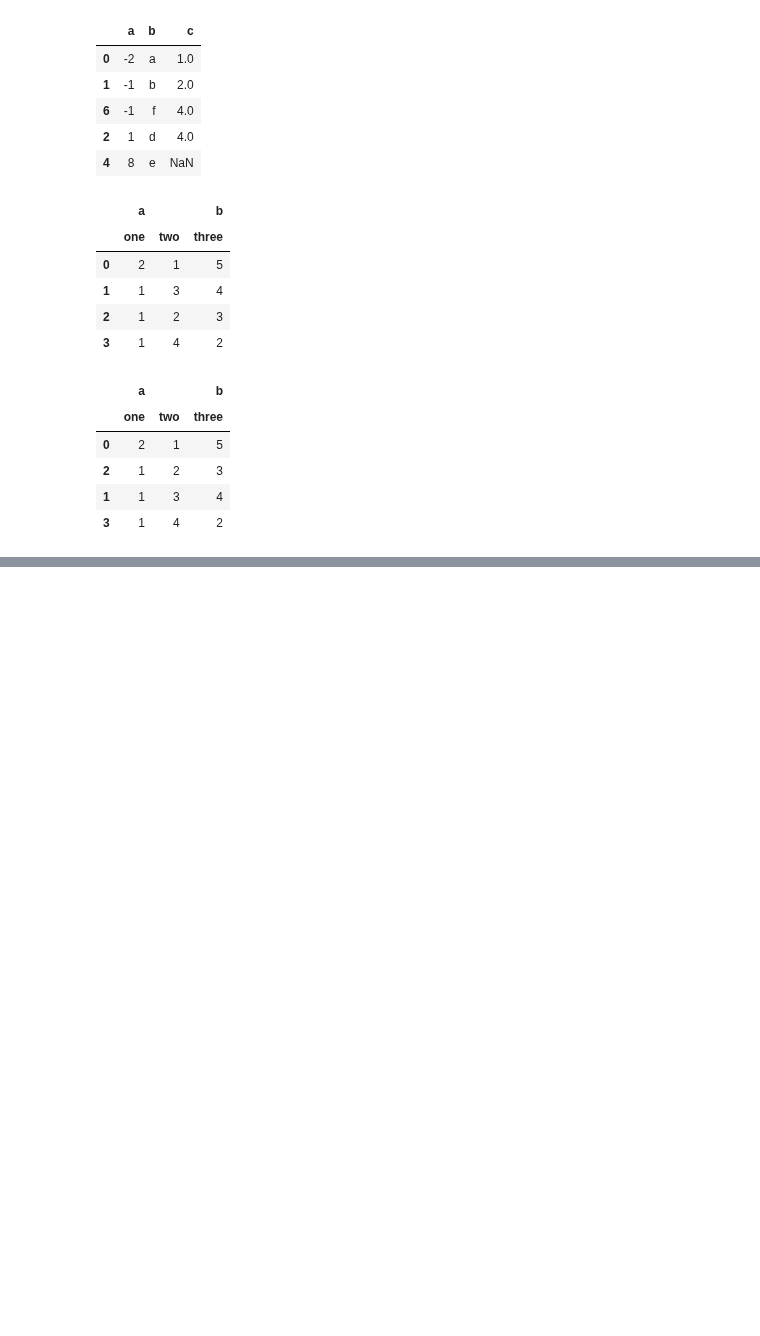
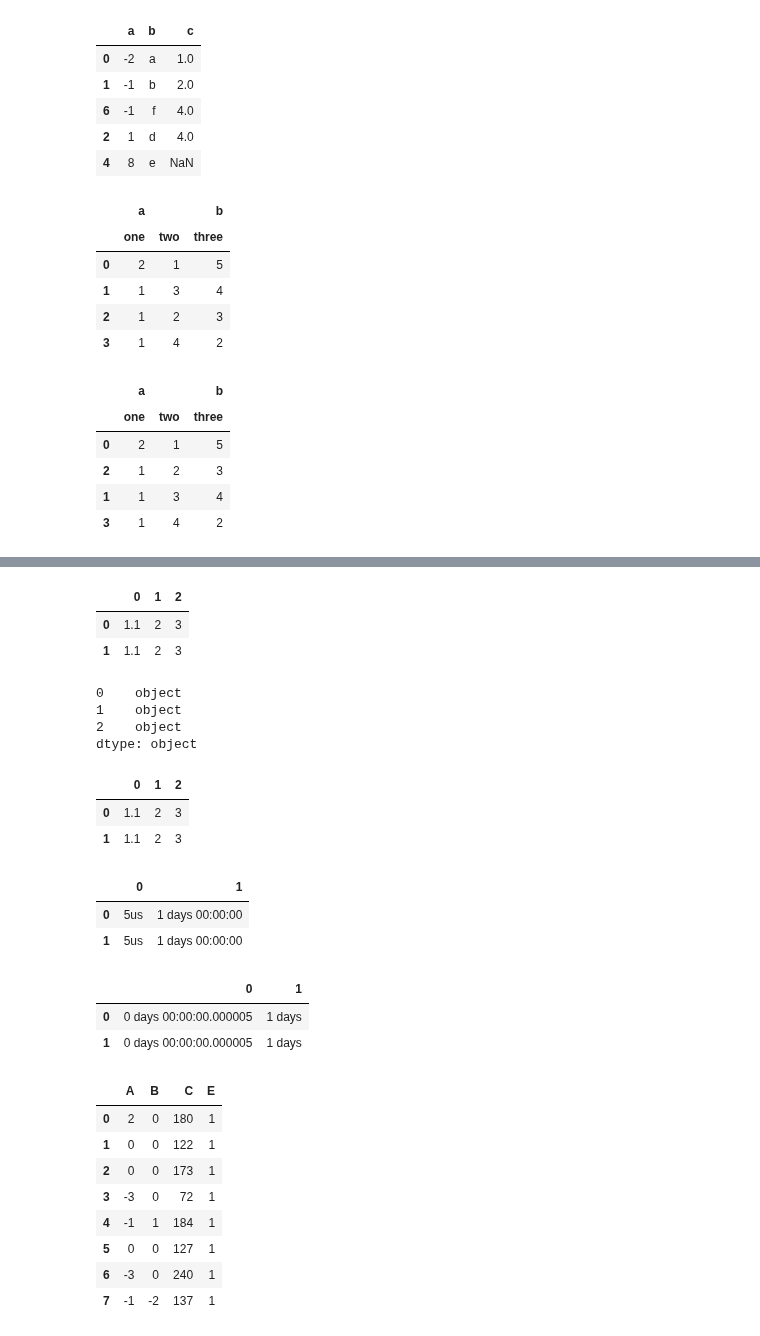
Before and after one commit to ilyak93/self-studying, a Jupyter notebook: DataEngineering/pandas/pandas_basic_functionality.ipynb, the cells around one changed output, grey strips where cells are left out. Drawn from its saved outputs; the diff is of its cells as text; code cells hidden in the pictures; blank space fills up the shorter version.

```diff
--- a/DataEngineering/pandas/pandas_basic_functionality.ipynb
+++ b/DataEngineering/pandas/pandas_basic_functionality.ipynb
@@ -2830,0 +2916,3 @@ df1.sort_values(by=("a", "two"))
+# %%
+df1 = pd.DataFrame(np.random.randn(8, 1), columns=["A"], dtype="float32")
+df1
@@ -2830,0 +2934,17 @@ df1.sort_values(by=("a", "two"))
+# %%
+df2 = pd.DataFrame(
+
+    {
+
+        "A": pd.Series(np.random.randn(8), dtype="float16"),
+
+        "B": pd.Series(np.random.randn(8)),
+
+        "C": pd.Series(np.random.randint(0, 255, size=8), dtype="uint8"),  # [0,255] (range of uint8)
+
+    }
+
+)
+
+
+df2
@@ -2830,0 +3030,2 @@ df1.sort_values(by=("a", "two"))
+# %%
+df3 = df1.reindex_like(df2).fillna(value=0.0) + df2
@@ -2830,0 +3288,51 @@ df1.sort_values(by=("a", "two"))
+# %%
+df = pd.DataFrame([["1.1", 2, 3]] * 2, dtype="O")
+
+df
+# %% [output]
+|  | 0 | 1 | 2 |
+| 0 | 1.1 | 2 | 3 |
+| 1 | 1.1 | 2 | 3 |
+# %%
+df.dtypes
+# %% [output]
+0    object
+1    object
+2    object
+dtype: object
+# %%
+df.apply(pd.to_numeric)
+# %% [output]
+|  | 0 | 1 | 2 |
+| 0 | 1.1 | 2 | 3 |
+| 1 | 1.1 | 2 | 3 |
+# %%
+df = pd.DataFrame([["5us", pd.Timedelta("1day")]] * 2, dtype="O")
+
+df
+# %% [output]
+|  | 0 | 1 |
+| 0 | 5us | 1 days 00:00:00 |
+| 1 | 5us | 1 days 00:00:00 |
+# %%
+df.apply(pd.to_timedelta)
+# %% [output]
+|  | 0 | 1 |
+| 0 | 0 days 00:00:00.000005 | 1 days |
+| 1 | 0 days 00:00:00.000005 | 1 days |
+# %%
+dfi = df3.astype("int32")
+
+dfi["E"] = 1
+
+dfi
+# %% [output]
+|  | A | B | C | E |
+| 0 | 2 | 0 | 180 | 1 |
+| 1 | 0 | 0 | 122 | 1 |
+| 2 | 0 | 0 | 173 | 1 |
+| 3 | -3 | 0 | 72 | 1 |
+| 4 | -1 | 1 | 184 | 1 |
+| 5 | 0 | 0 | 127 | 1 |
+| 6 | -3 | 0 | 240 | 1 |
+| 7 | -1 | -2 | 137 | 1 |
```
Also changed, not shown: parts of 72 cells of this notebook.
